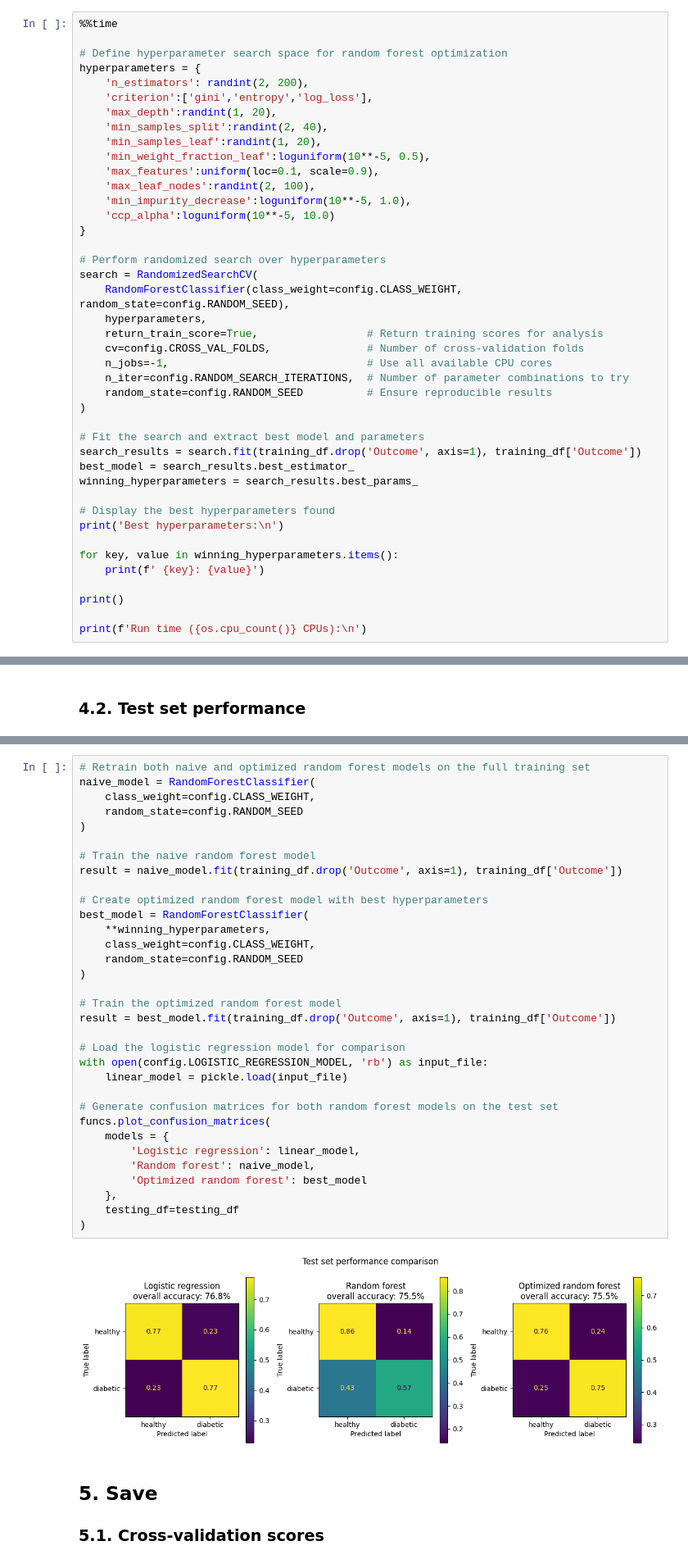
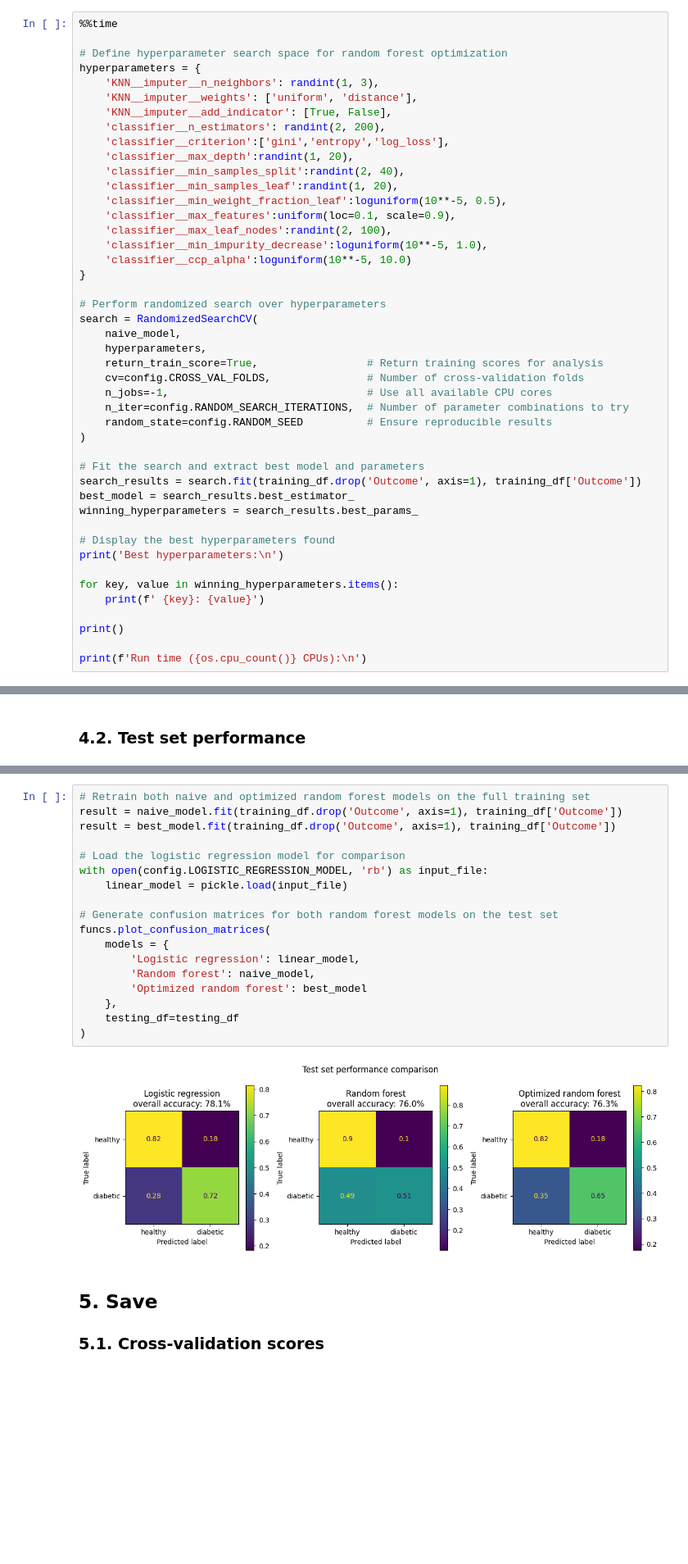
Before and after one commit to 4GeeksAcademy/gperdrizet-decision-trees, a Jupyter notebook: notebooks/02.2-random_forest_solution.ipynb, the cells around one changed output, grey strips where cells are left out. Shown: that part at 82% size. Cells and saved outputs as stored; diff of their text form; blank space fills up the shorter version.

```diff
--- a/notebooks/02.2-random_forest_solution.ipynb
+++ b/notebooks/02.2-random_forest_solution.ipynb
@@ -111,21 +162,24 @@ Cross-validation accuracy of random forest: 73.4 +/- 3.9%
 
 # Define hyperparameter search space for random forest optimization
 hyperparameters = {
-    'n_estimators': randint(2, 200),
-    'criterion':['gini','entropy','log_loss'],
-    'max_depth':randint(1, 20),
-    'min_samples_split':randint(2, 40),
-    'min_samples_leaf':randint(1, 20),
-    'min_weight_fraction_leaf':loguniform(10**-5, 0.5),
-    'max_features':uniform(loc=0.1, scale=0.9),
-    'max_leaf_nodes':randint(2, 100),
-    'min_impurity_decrease':loguniform(10**-5, 1.0),
-    'ccp_alpha':loguniform(10**-5, 10.0)
+    'KNN__imputer__n_neighbors': randint(1, 3),
+    'KNN__imputer__weights': ['uniform', 'distance'],
+    'KNN__imputer__add_indicator': [True, False],
+    'classifier__n_estimators': randint(2, 200),
+    'classifier__criterion':['gini','entropy','log_loss'],
+    'classifier__max_depth':randint(1, 20),
+    'classifier__min_samples_split':randint(2, 40),
+    'classifier__min_samples_leaf':randint(1, 20),
+    'classifier__min_weight_fraction_leaf':loguniform(10**-5, 0.5),
+    'classifier__max_features':uniform(loc=0.1, scale=0.9),
+    'classifier__max_leaf_nodes':randint(2, 100),
+    'classifier__min_impurity_decrease':loguniform(10**-5, 1.0),
+    'classifier__ccp_alpha':loguniform(10**-5, 10.0)
 }
 
 # Perform randomized search over hyperparameters
 search = RandomizedSearchCV(
-    RandomForestClassifier(class_weight=config.CLASS_WEIGHT, random_state=config.RANDOM_SEED),
+    naive_model,
     hyperparameters,
     return_train_score=True,                 # Return training scores for analysis
     cv=config.CROSS_VAL_FOLDS,               # Number of cross-validation folds
@@ -214,38 +290,23 @@ plt.show()
 # %%
 # Retrain both naive and optimized random forest models on the full training set
-naive_model = RandomForestClassifier(
-    class_weight=config.CLASS_WEIGHT,
-    random_state=config.RANDOM_SEED
-)
-
-# Train the naive random forest model
 result = naive_model.fit(training_df.drop('Outcome', axis=1), training_df['Outcome'])
-
-# Create optimized random forest model with best hyperparameters
-best_model = RandomForestClassifier(
-    **winning_hyperparameters,
-    class_weight=config.CLASS_WEIGHT,
-    random_state=config.RANDOM_SEED
-)
-
-# Train the optimized random forest model
 result = best_model.fit(training_df.drop('Outcome', axis=1), training_df['Outcome'])
 
 # Load the logistic regression model for comparison
 with open(config.LOGISTIC_REGRESSION_MODEL, 'rb') as input_file:
     linear_model = pickle.load(input_file)
 
 # Generate confusion matrices for both random forest models on the test set
 funcs.plot_confusion_matrices(
     models = {
         'Logistic regression': linear_model,
         'Random forest': naive_model,
         'Optimized random forest': best_model
     },
     testing_df=testing_df
 )
 # %% [output]
-[figure, old version]
+[figure, new version]
 # %% [markdown]
 ## 5. Save
 
```
Also changed, not shown: parts of 24 cells of this notebook, 5 other files.
